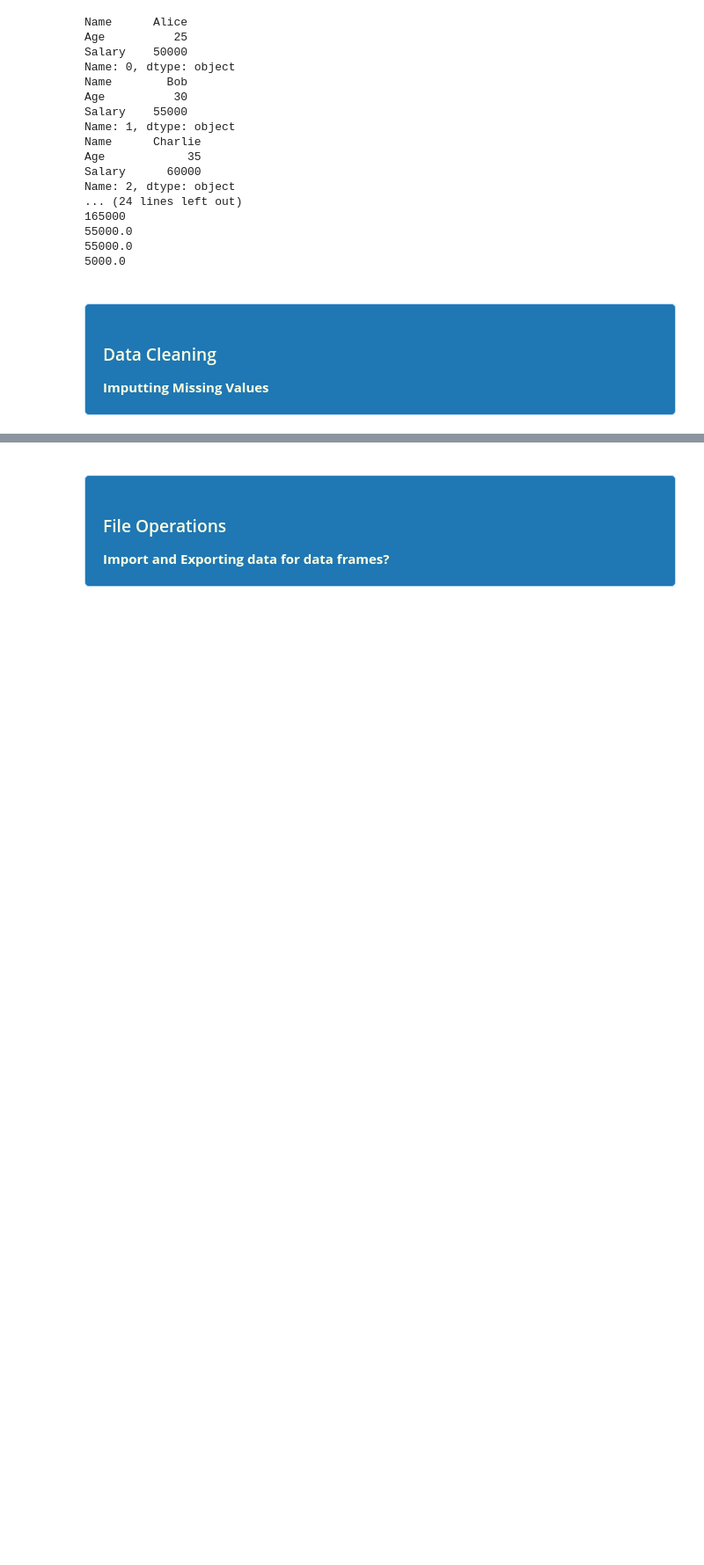
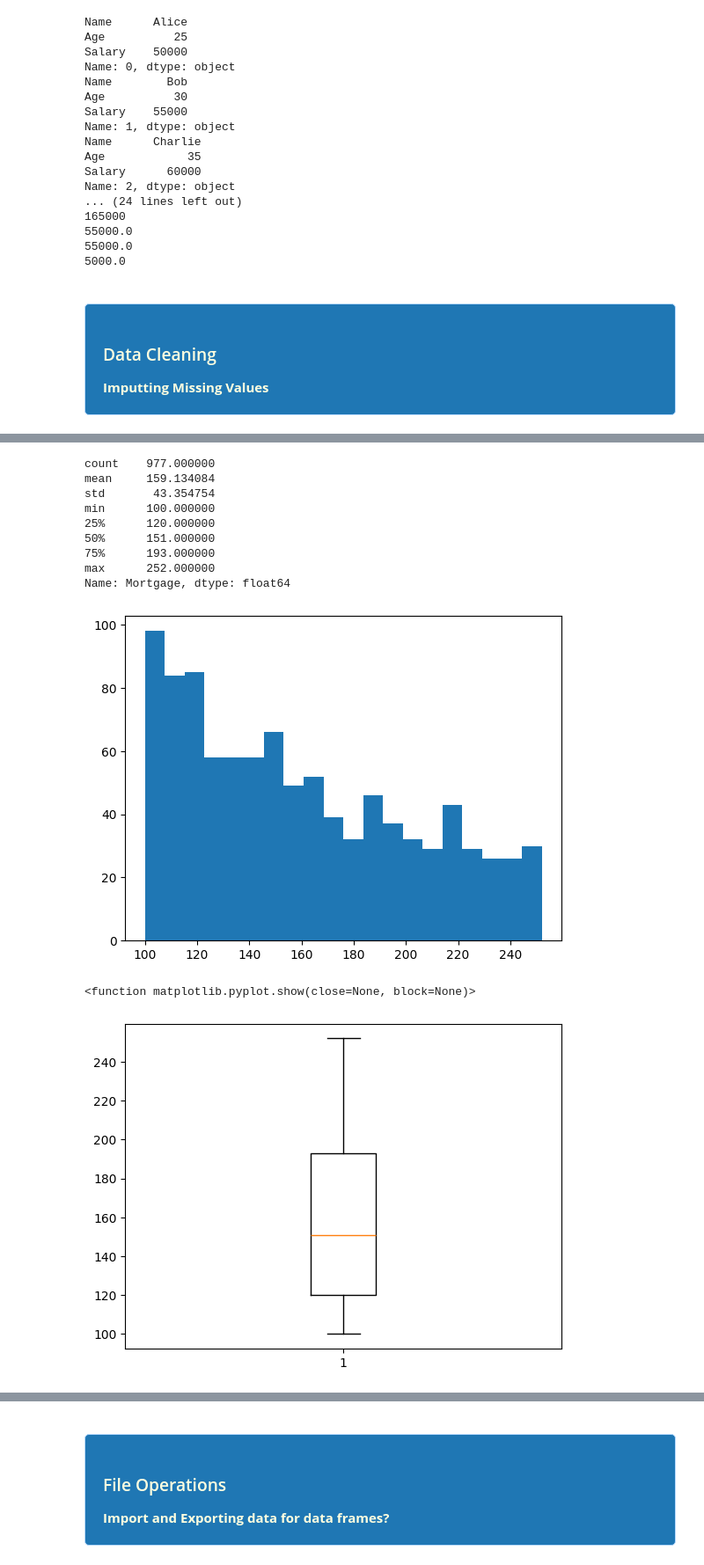
Before and after one commit to rgregs60/Python-Fall-2024-Notebooks, a Jupyter notebook: In Class Demos/Python Demo #2 - Fall 2024.ipynb, the cells around one changed output, grey strips where cells are left out. Shown at 88% size. Drawn from its saved outputs; the diff is of its cells as text; code cells hidden in the pictures; blank space fills up the shorter version.

```diff
--- a/In Class Demos/Python Demo #2 - Fall 2024.ipynb
+++ b/In Class Demos/Python Demo #2 - Fall 2024.ipynb
@@ -208,0 +278,30 @@ max       NaN     1.000000        NaN     1.000000
+# %%
+#### Clean the Mortage Variable display
+
+import matplotlib.pyplot as plt
+
+# Use the describe command on the Mortgage column and print the result
+print(bank_clean['Mortgage'].describe())
+
+# show histogram of the Mortgage variable
+
+plt.hist(bank_clean['Mortgage'], bins=20)
+plt.show()
+
+# show the boxplot of the Mortgage variable
+
+plt.boxplot(bank_clean['Mortgage'])
+plt.show
+# %% [output]
+count    977.000000
+mean     159.134084
+std       43.354754
+min      100.000000
+25%      120.000000
+50%      151.000000
+75%      193.000000
+max      252.000000
+Name: Mortgage, dtype: float64
+[figure, added]
+<function matplotlib.pyplot.show(close=None, block=None)>
+[figure, added]
```
Also changed, not shown: parts of 6 cells of this notebook.
